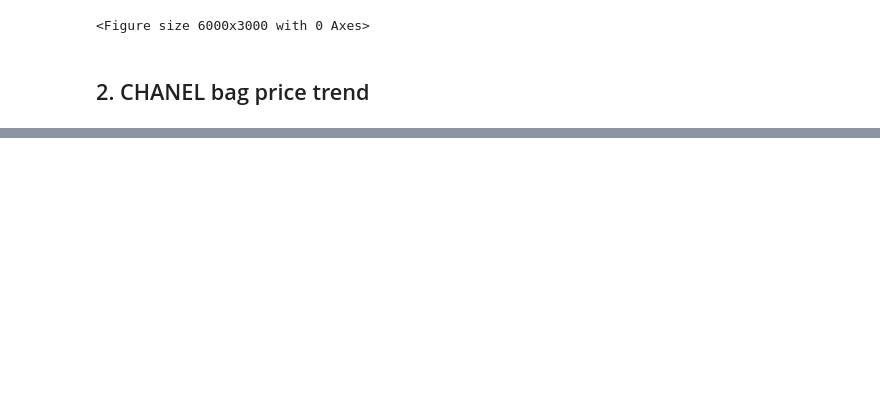
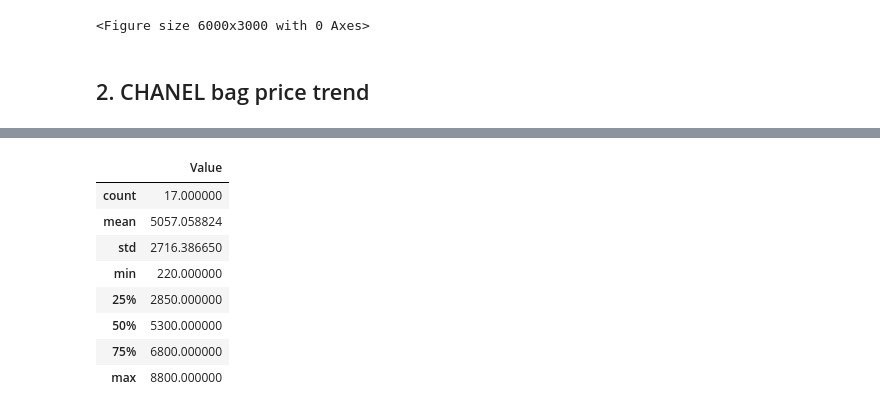
Before and after one commit to sainthm/EDA_Project, a Jupyter notebook: lhm/Price changes of luxury goods.ipynb, the cells around one changed output, grey strips where cells are left out. Drawn from its saved outputs; the diff is of its cells as text; code cells hidden in the pictures; blank space fills up the shorter version.

```diff
--- a/lhm/Price changes of luxury goods.ipynb
+++ b/lhm/Price changes of luxury goods.ipynb
@@ -78,0 +104,13 @@ fig.show()
+# %%
+# Data check
+chanel.describe()
+# %% [output]
+|  | Value |
+| count | 17.000000 |
+| mean | 5057.058824 |
+| std | 2716.386650 |
+| min | 220.000000 |
+| 25% | 2850.000000 |
+| 50% | 5300.000000 |
+| 75% | 6800.000000 |
+| max | 8800.000000 |
```
Also changed, not shown: parts of 7 cells of this notebook, 3 other files.
